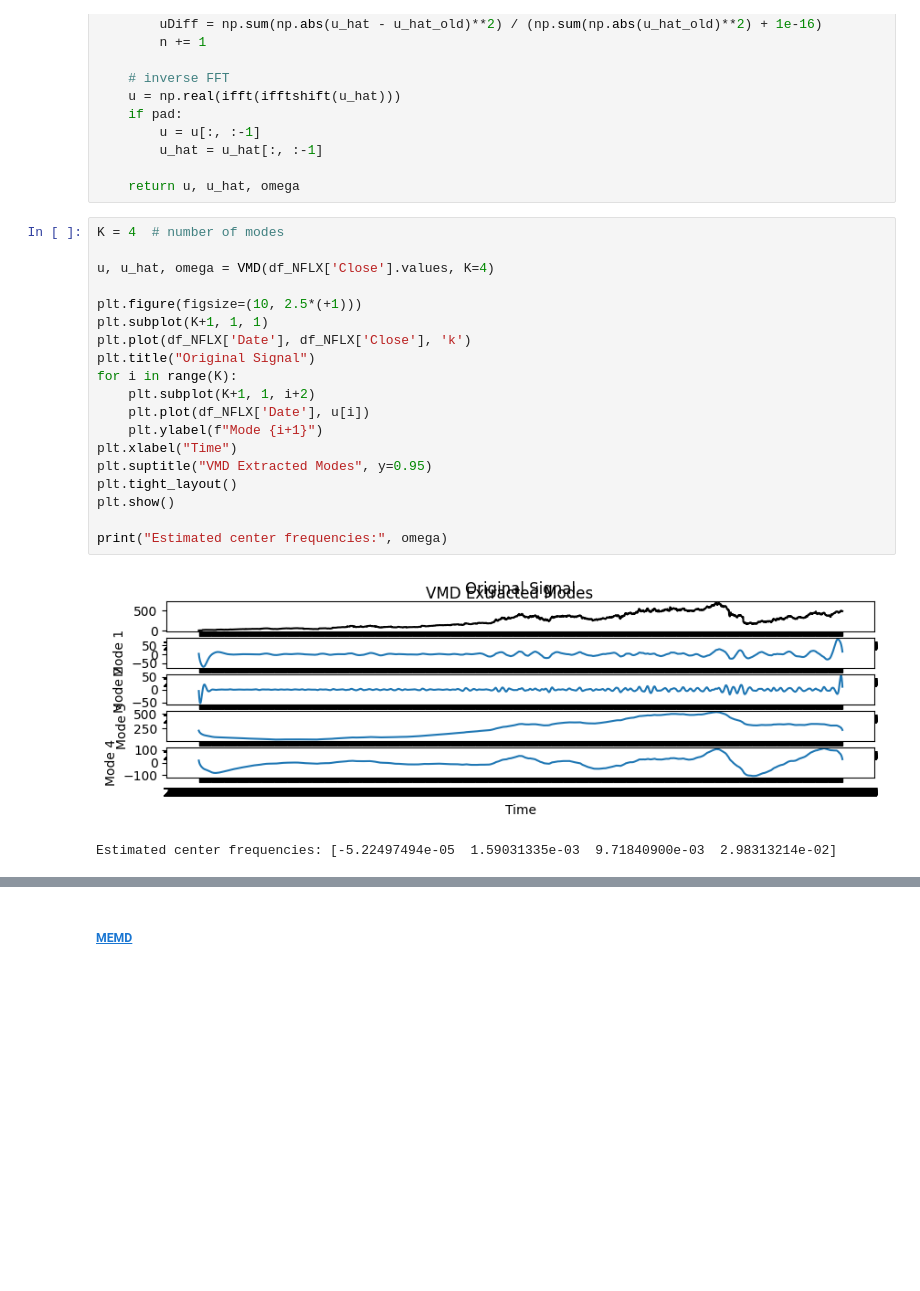
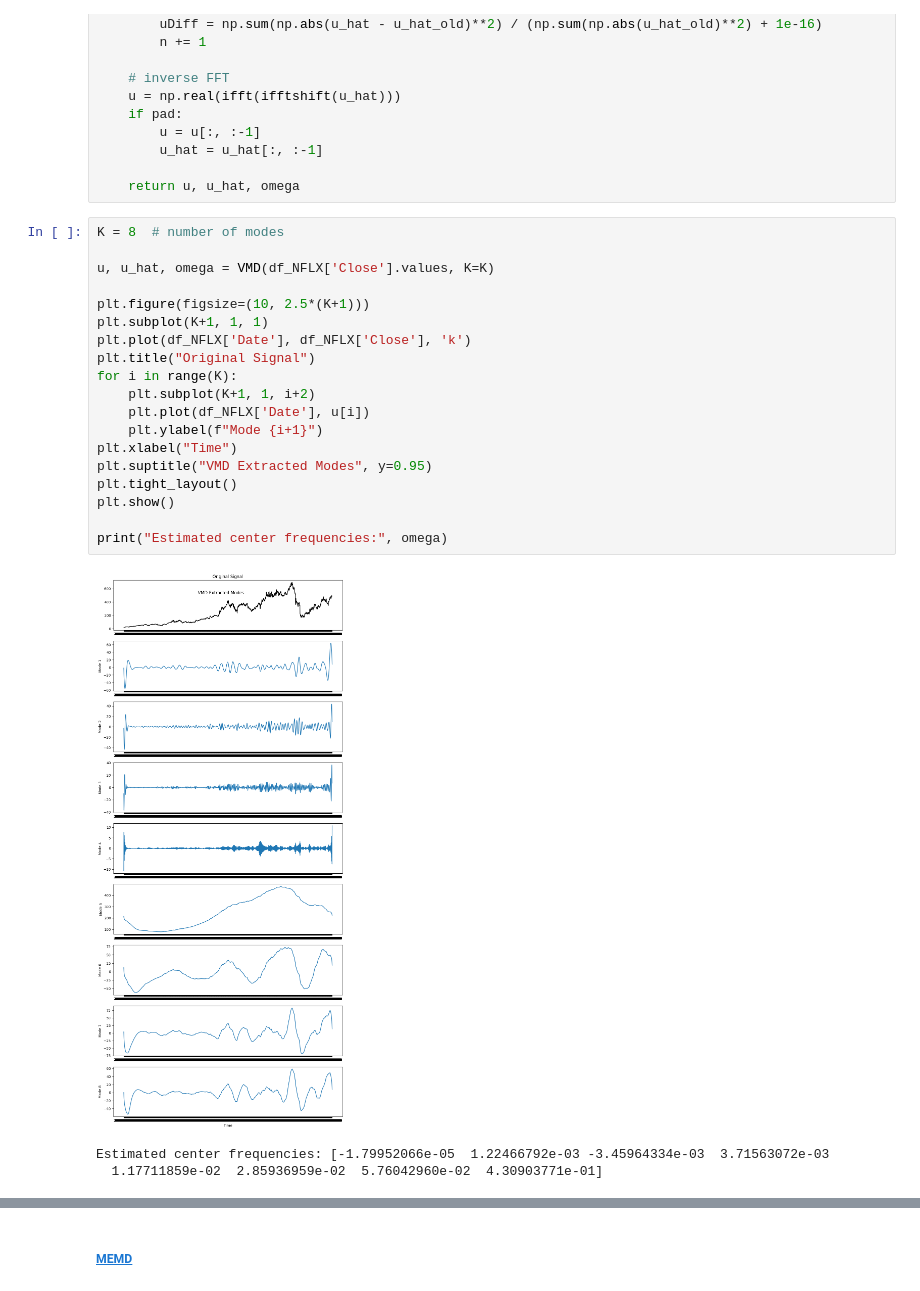
Before and after one commit to GinHikat/OmniTS_for_Stock, a Jupyter notebook: notebooks/preprocessing_benchmark.ipynb, the cells around one changed output, grey strips where cells are left out. Drawn from its saved outputs; the diff is of its cells as text; blank space fills up the shorter version.

```diff
--- a/notebooks/preprocessing_benchmark.ipynb
+++ b/notebooks/preprocessing_benchmark.ipynb
@@ -2005,24 +2118,25 @@ def VMD(signal, alpha=2000, tau=0., K=3, DC=False, init=1, tol=1e-7, Niter=500):
 
     return u, u_hat, omega
 # %%
-K = 4  # number of modes
+K = 8  # number of modes
 
-u, u_hat, omega = VMD(df_NFLX['Close'].values, K=4)
+u, u_hat, omega = VMD(df_NFLX['Close'].values, K=K)
 
-plt.figure(figsize=(10, 2.5*(+1)))
+plt.figure(figsize=(10, 2.5*(K+1)))
 plt.subplot(K+1, 1, 1)
 plt.plot(df_NFLX['Date'], df_NFLX['Close'], 'k')
 plt.title("Original Signal")
 for i in range(K):
     plt.subplot(K+1, 1, i+2)
     plt.plot(df_NFLX['Date'], u[i])
     plt.ylabel(f"Mode {i+1}")
 plt.xlabel("Time")
 plt.suptitle("VMD Extracted Modes", y=0.95)
 plt.tight_layout()
 plt.show()
 
 print("Estimated center frequencies:", omega)
 # %% [output]
-[figure, old version]
+[figure, new version]
-Estimated center frequencies: [-5.22497494e-05  1.59031335e-03  9.71840900e-03  2.98313214e-02]
+Estimated center frequencies: [-1.79952066e-05  1.22466792e-03 -3.45964334e-03  3.71563072e-03
+  1.17711859e-02  2.85936959e-02  5.76042960e-02  4.30903771e-01]
```
Also changed, not shown: parts of 20 cells of this notebook.
